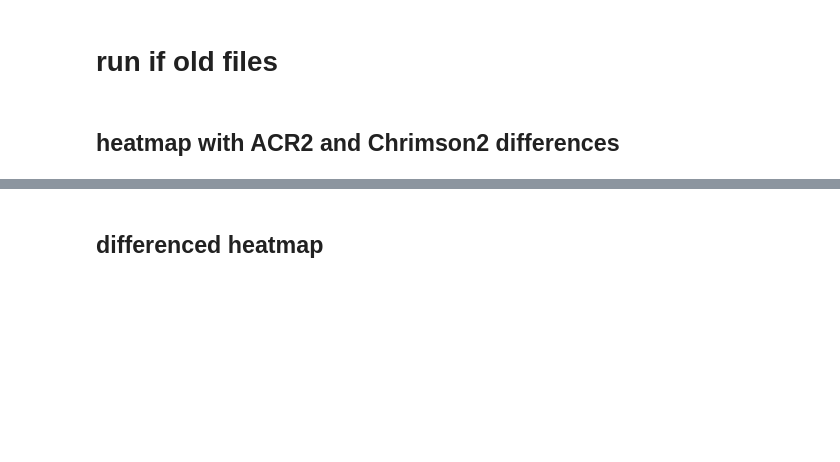
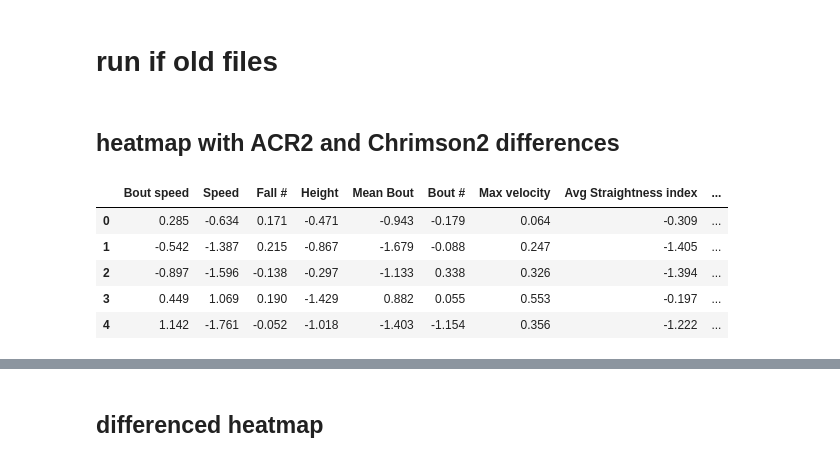
Before and after one commit to lnicole08/deltaG_screen, a Jupyter notebook: Heatmappotofu_1.ipynb, the cells around one changed output, grey strips where cells are left out. Drawn from its saved outputs; the diff is of its cells as text; code cells hidden in the pictures; blank space fills up the shorter version.

```diff
--- a/Heatmappotofu_1.ipynb
+++ b/Heatmappotofu_1.ipynb
@@ -252,7 +252,9 @@ def get_df_name(df):
     name =[x for x in globals() if globals()[x] is df][0]
     return name
 # %%
-lst = ["VT999036", "SS81521"] #lst but always be in list form
+# lst = ["VT999036", "SS81521"]
+#
+# #lst but always be in list form
 # %%
 for j in dflists2:
     globals()[j]=pd.DataFrame()
@@ -513,5 +516,27 @@ dfreg_c['responder'] = dfreg_c['MBON']+"_C"
 dfreg_resp = pd.concat([dfreg_a, dfreg_c])
 
 dfreg_resp = dfreg_resp.sort_values(by = "responder", ascending=True).reset_index(drop=True)
+# %%
+dfreg_Tubtsh = generating_heatmapdf(" Tub_Tsh_Chrimson2").sort_values('MBON').reset_index(drop=True)
+dfreg_Tubtsh['responder'] = dfreg_Tubtsh['MBON']+"_TubTshChrimson"
+
+dfreg_tsh = generating_heatmapdf(" Tsh_Chrimson2").sort_values('MBON').reset_index(drop=True)
+dfreg_tsh['responder'] = dfreg_tsh['MBON']+"_TshChrimson"
+
+dfreg_Cr2 = generating_heatmapdf(" Chrimson2").sort_values('MBON').reset_index(drop=True)
+dfreg_Cr2['responder'] = dfreg_Cr2['MBON']+"_CsChrimson"
+
+dfreg_resp = pd.concat([dfreg_Tubtsh, dfreg_tsh, dfreg_Cr2])
+
+dfreg_resp = dfreg_resp.sort_values(by = "responder", ascending=True).reset_index(drop=True)
+
+dfreg_resp
+# %% [output]
+|  | Bout speed | Speed | Fall # | Height | Mean Bout | Bout # | Max velocity | Avg Straightness index | ... |
+| 0 | 0.285 | -0.634 | 0.171 | -0.471 | -0.943 | -0.179 | 0.064 | -0.309 | ... |
+| 1 | -0.542 | -1.387 | 0.215 | -0.867 | -1.679 | -0.088 | 0.247 | -1.405 | ... |
+| 2 | -0.897 | -1.596 | -0.138 | -0.297 | -1.133 | 0.338 | 0.326 | -1.394 | ... |
+| 3 | 0.449 | 1.069 | 0.190 | -1.429 | 0.882 | 0.055 | 0.553 | -0.197 | ... |
+| 4 | 1.142 | -1.761 | -0.052 | -1.018 | -1.403 | -1.154 | 0.356 | -1.222 | ... |
 # %%
 df00 = dfreg_resp.copy()
```
Also changed, not shown: parts of 6 cells of this notebook, 2 other files.
